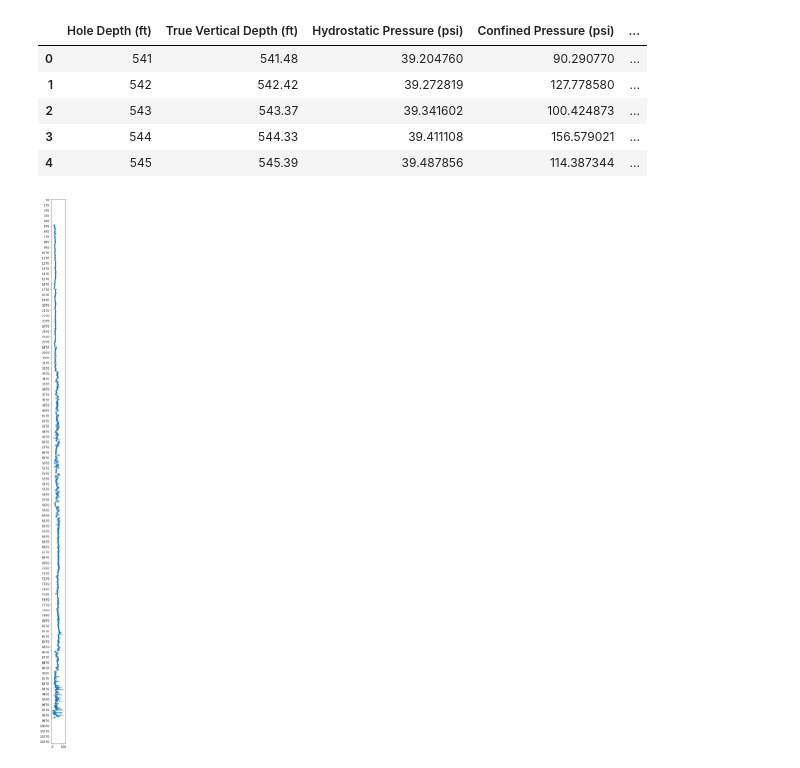
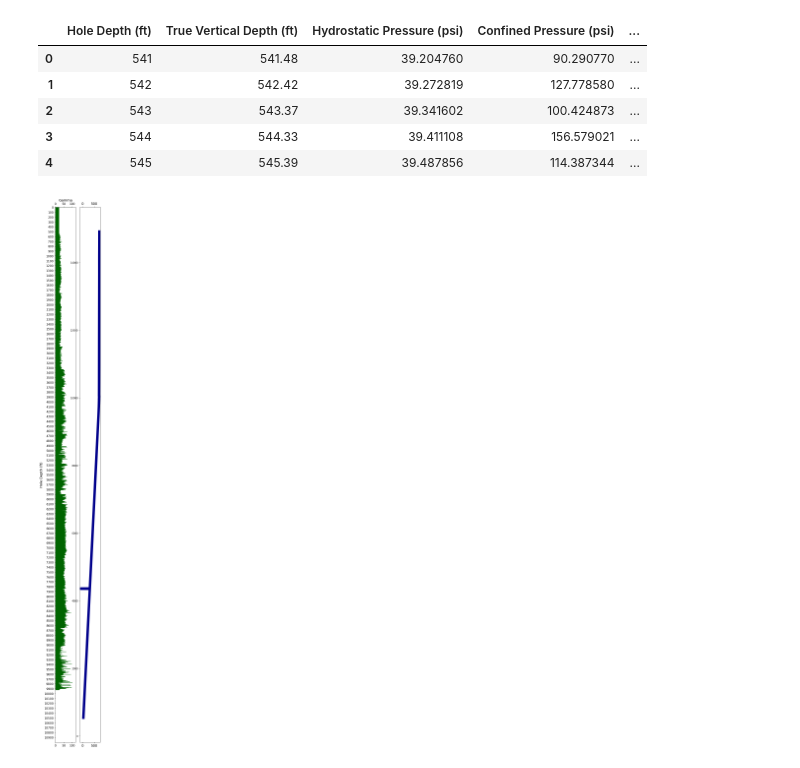
Before and after one commit to huytran187/LogVisualization, a Jupyter notebook: Untitled.ipynb, the cells around one changed output. Saved outputs shown, nothing was run; the diff lists cells and outputs as text; code cells hidden in the pictures.

Commit message:
add confined pressure track

```diff
--- a/Untitled.ipynb
+++ b/Untitled.ipynb
@@ -1,6 +1,10 @@
 # %%
 import os
 import matplotlib.pyplot as plt
+plt.rcParams['xtick.top'] = True
+plt.rcParams['xtick.labeltop'] = True
+# plt.rcParams['xtick.bottom'] = plt.rcParams['xtick.labelbottom'] = False
+plt.rcParams['xtick.labelsize'] = 14
 import pandas as pd
 import numpy as np
 # %%
@@ -19,27 +23,69 @@ logs_df.head()
 # %%
 NUM_TRACKS = 8
 HOLE_DEPTH_STEP_SIZE = 100 #ft
+GAMMA_STEP_SIZE = 50
 Y_LABELSIZE = 12
 X_LABELSIZE = 12
+HOLE_DEPTH_MINIMUM = 0
+HOLE_DEPTH_MAXIMUM_FRACTION = 0.8
+Y_LABEL_FONTSIZE = 14
+X_LABEL_FONTSIZE = 14
+TITLE_FONTSIZE = 14
+XTICKS_FONTSIZE = 14
+HOLEDEPTH_LIM = (0, 11000)
+
+
+
+#COLOR
+GAMMA_TRACK_COLOR = 'darkgreen'
+CONFINEDPRESSURE_TRACK_COLOR = 'darkblue'
+
+def set_ticks_step(axis_instance, axis_name, step_size):
+    if axis_name == 'y':
+        start, end = ax1.get_ylim()
+        axis = axis_instance.yaxis
+    elif axis_name == 'x':
+        start, end = ax1.get_xlim()
+        axis = axis_instance.xaxis
+    else:
+        raise ValueError(f'Unknown axis_name of {axis_name}.')
+    start = (start//10)*10
+    end = (end//10)*10
+    axis.set_ticks(np.arange(start, end, step_size))
+    return axis_instance
+
+
 # general figure object
-fig = plt.figure(figsize=(10, 40))
+fig = plt.figure(figsize=(14, 40))
 
 # GAMMA
 ax1 = fig.add_subplot(1, NUM_TRACKS, 1)
-ax1.plot(logs_df['Gamma'], logs_df['Hole Depth (ft)'])
+track_name = 'Gamma'
+ax1.fill_between(logs_df['Gamma'], logs_df['Hole Depth (ft)'],
+                color=GAMMA_TRACK_COLOR)
 # limit of x
-ax1.set_xlim(-10, 120)
-# set constant step size for y
-start, end = ax1.get_ylim()
-start = (start//10)*10
-end = (end//10)*10
-ax1.yaxis.set_ticks(np.arange(start, end, HOLE_DEPTH_STEP_SIZE))
+ax1.set_xlim(0, 120)
+#make sure y doesnt show negative
+ax1.set_ylim(HOLEDEPTH_LIM)
+# set constant step size for y and x
+ax1 = set_ticks_step(ax1, 'y', HOLE_DEPTH_STEP_SIZE)
+ax1 = set_ticks_step(ax1, 'x', GAMMA_STEP_SIZE)
 # make x y label larger
 ax1.tick_params(axis='y', labelsize=Y_LABELSIZE)
 ax1.tick_params(axis='x', labelsize=X_LABELSIZE)
 # depth is inverted
 ax1.set_ylim(ax1.get_ylim()[::-1])
+# name of y
+ax1.set_ylabel('Hole Depth (ft)', fontsize=Y_LABEL_FONTSIZE)
+ax1.set_xlabel('Gamma', fontsize=X_LABEL_FONTSIZE)
+# make x labale on top
+ax1.xaxis.set_label_position('top')
+
+# HYDROSTATIC PRESSURE AND CONFINED PRESSURE
+ax2 = fig.add_subplot(1, NUM_TRACKS, 2)
+ax2.plot(logs_df['Hydrostatic Pressure (psi)'], logs_df['Hole Depth (ft)'],
+        color=CONFINEDPRESSURE_TRACK_COLOR, linewidth=LINEWIDTH)
 
 plt.show()
 # %% [output]
-[figure, old version]
+[figure, new version]
```
